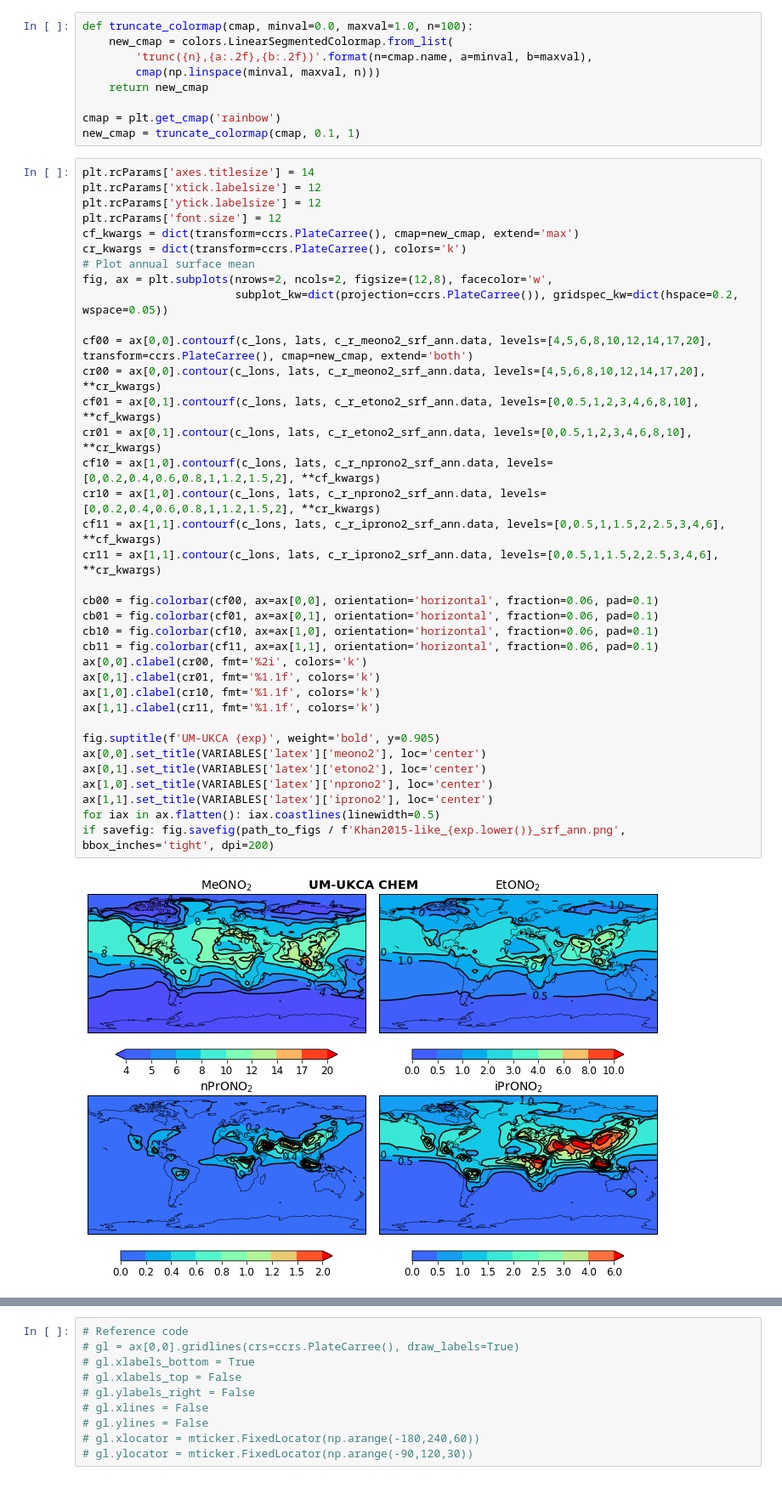
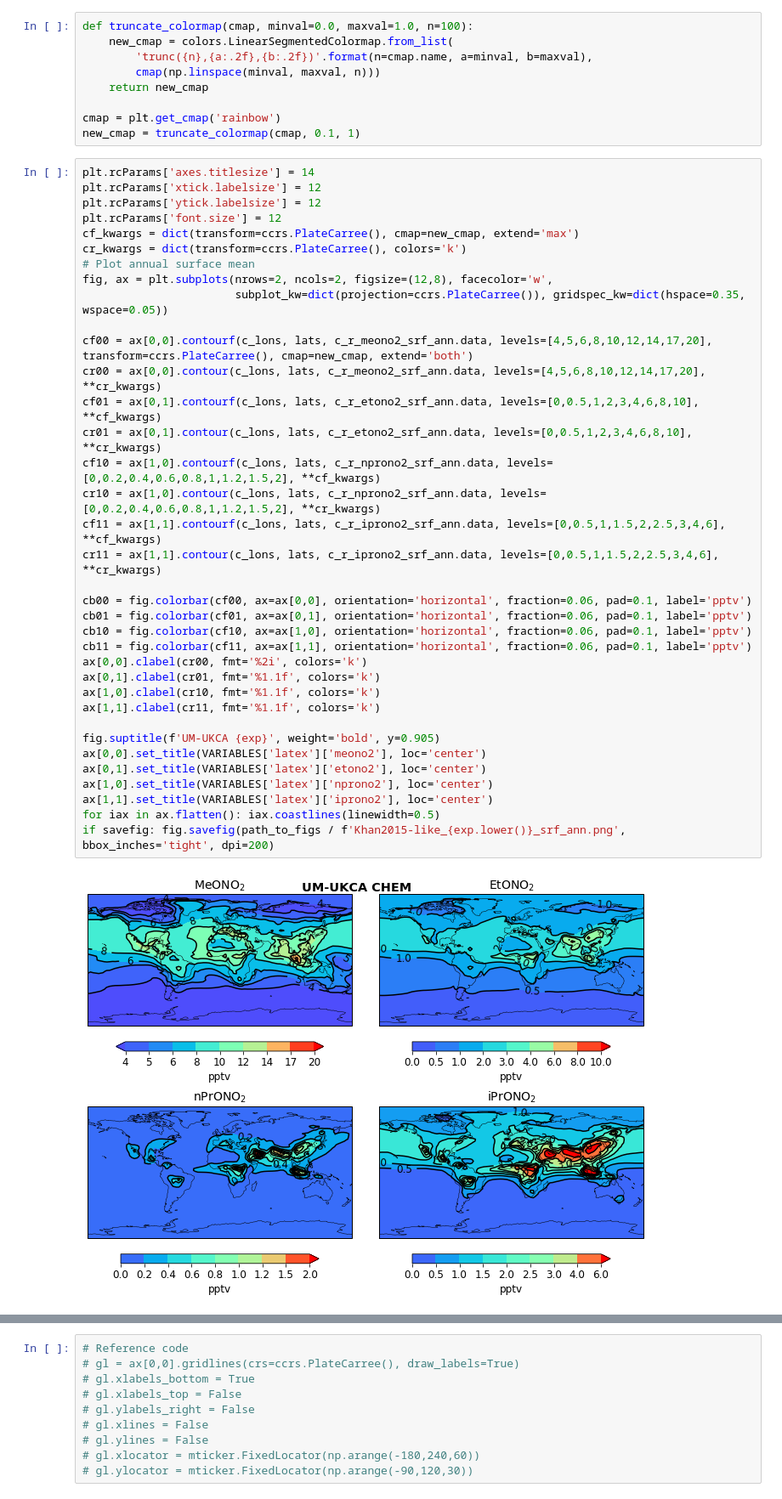
Before and after one commit to mzamyatina/phd_ukca, a Jupyter notebook: plt_xojn_ssn_Khan2015-like.ipynb, the cells around one changed output, grey strips where cells are left out. Shown: that part at 85% size. Saved outputs shown, nothing was run; the diff lists cells and outputs as text.

Commit message:
plot adjustments

```diff
--- a/plt_xojn_ssn_Khan2015-like.ipynb
+++ b/plt_xojn_ssn_Khan2015-like.ipynb
@@ -140,36 +140,36 @@ plt.rcParams['axes.titlesize'] = 14
 plt.rcParams['xtick.labelsize'] = 12
 plt.rcParams['ytick.labelsize'] = 12
 plt.rcParams['font.size'] = 12
 cf_kwargs = dict(transform=ccrs.PlateCarree(), cmap=new_cmap, extend='max')
 cr_kwargs = dict(transform=ccrs.PlateCarree(), colors='k')
 # Plot annual surface mean
 fig, ax = plt.subplots(nrows=2, ncols=2, figsize=(12,8), facecolor='w',
-                       subplot_kw=dict(projection=ccrs.PlateCarree()), gridspec_kw=dict(hspace=0.2, wspace=0.05))
+                       subplot_kw=dict(projection=ccrs.PlateCarree()), gridspec_kw=dict(hspace=0.35, wspace=0.05))
 
 cf00 = ax[0,0].contourf(c_lons, lats, c_r_meono2_srf_ann.data, levels=[4,5,6,8,10,12,14,17,20], transform=ccrs.PlateCarree(), cmap=new_cmap, extend='both')
 cr00 = ax[0,0].contour(c_lons, lats, c_r_meono2_srf_ann.data, levels=[4,5,6,8,10,12,14,17,20], **cr_kwargs)
 cf01 = ax[0,1].contourf(c_lons, lats, c_r_etono2_srf_ann.data, levels=[0,0.5,1,2,3,4,6,8,10], **cf_kwargs)
 cr01 = ax[0,1].contour(c_lons, lats, c_r_etono2_srf_ann.data, levels=[0,0.5,1,2,3,4,6,8,10], **cr_kwargs)
 cf10 = ax[1,0].contourf(c_lons, lats, c_r_nprono2_srf_ann.data, levels=[0,0.2,0.4,0.6,0.8,1,1.2,1.5,2], **cf_kwargs)
 cr10 = ax[1,0].contour(c_lons, lats, c_r_nprono2_srf_ann.data, levels=[0,0.2,0.4,0.6,0.8,1,1.2,1.5,2], **cr_kwargs)
 cf11 = ax[1,1].contourf(c_lons, lats, c_r_iprono2_srf_ann.data, levels=[0,0.5,1,1.5,2,2.5,3,4,6], **cf_kwargs)
 cr11 = ax[1,1].contour(c_lons, lats, c_r_iprono2_srf_ann.data, levels=[0,0.5,1,1.5,2,2.5,3,4,6], **cr_kwargs)
 
-cb00 = fig.colorbar(cf00, ax=ax[0,0], orientation='horizontal', fraction=0.06, pad=0.1)
-cb01 = fig.colorbar(cf01, ax=ax[0,1], orientation='horizontal', fraction=0.06, pad=0.1)
-cb10 = fig.colorbar(cf10, ax=ax[1,0], orientation='horizontal', fraction=0.06, pad=0.1)
-cb11 = fig.colorbar(cf11, ax=ax[1,1], orientation='horizontal', fraction=0.06, pad=0.1)
+cb00 = fig.colorbar(cf00, ax=ax[0,0], orientation='horizontal', fraction=0.06, pad=0.1, label='pptv')
+cb01 = fig.colorbar(cf01, ax=ax[0,1], orientation='horizontal', fraction=0.06, pad=0.1, label='pptv')
+cb10 = fig.colorbar(cf10, ax=ax[1,0], orientation='horizontal', fraction=0.06, pad=0.1, label='pptv')
+cb11 = fig.colorbar(cf11, ax=ax[1,1], orientation='horizontal', fraction=0.06, pad=0.1, label='pptv')
 ax[0,0].clabel(cr00, fmt='%2i', colors='k')
 ax[0,1].clabel(cr01, fmt='%1.1f', colors='k')
 ax[1,0].clabel(cr10, fmt='%1.1f', colors='k')
 ax[1,1].clabel(cr11, fmt='%1.1f', colors='k')
 
 fig.suptitle(f'UM-UKCA {exp}', weight='bold', y=0.905)
 ax[0,0].set_title(VARIABLES['latex']['meono2'], loc='center')
 ax[0,1].set_title(VARIABLES['latex']['etono2'], loc='center')
 ax[1,0].set_title(VARIABLES['latex']['nprono2'], loc='center')
 ax[1,1].set_title(VARIABLES['latex']['iprono2'], loc='center')
 for iax in ax.flatten(): iax.coastlines(linewidth=0.5)
 if savefig: fig.savefig(path_to_figs / f'Khan2015-like_{exp.lower()}_srf_ann.png', bbox_inches='tight', dpi=200)
 # %% [output]
-[figure, old version]
+[figure, new version]
```
Also changed, not shown: parts of 1 cell of this notebook.
